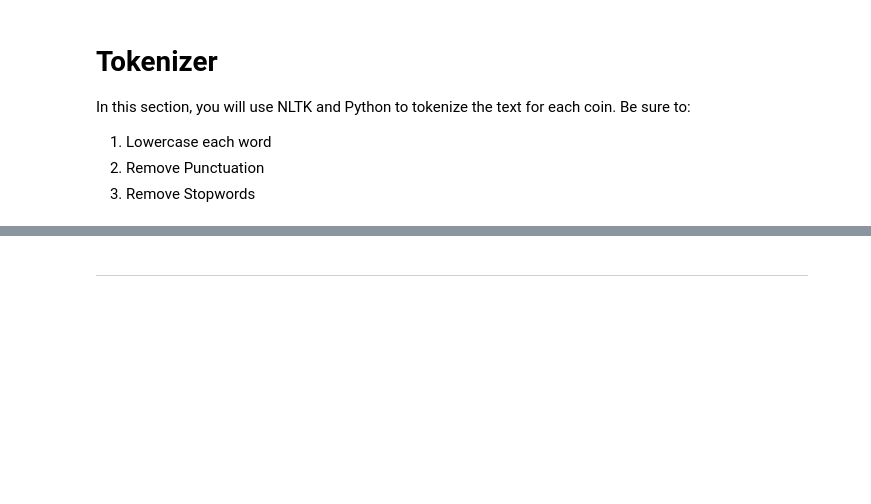
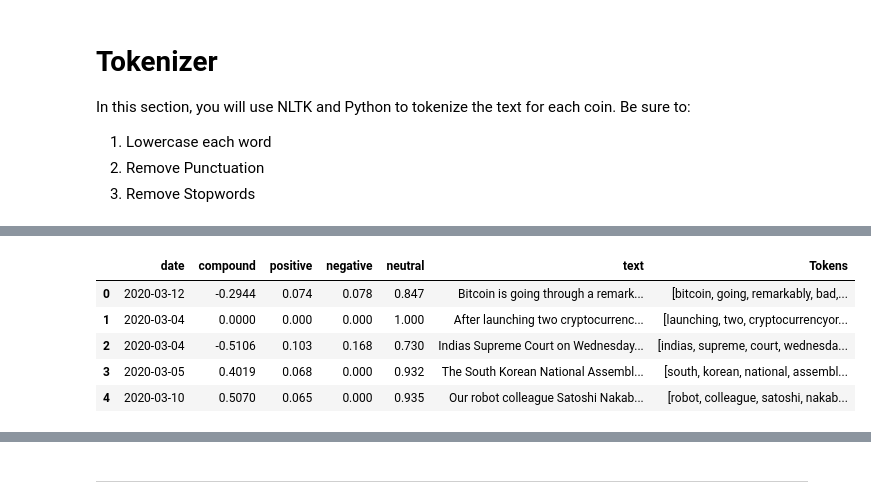
Before and after one commit to kitas91/11-NLP, a Jupyter notebook: crypto_sentiment.ipynb, the cells around one changed output, grey strips where cells are left out. Drawn from its saved outputs; the diff is of its cells as text; code cells hidden in the pictures; blank space fills up the shorter version.

```diff
--- a/crypto_sentiment.ipynb
+++ b/crypto_sentiment.ipynb
@@ -283,0 +206,38 @@ def tokenizer(text):
+# %%
+def tokenizer(text):
+    """Tokenizes text."""
+    # Remove the stop words
+    sw = set(stopwords.words('english'))
+    # Remove the punctuation
+    regex = re.compile("[^a-zA-Z ]")
+    re_clean = regex.sub('', text)
+     # Convert the words to lowercase
+    tokens = [word.lower() for word in lem if word.lower() not in sw]
+    # Tokenize clean version of words
+    lemmatizer = WordNetLemmatizer()
+    words = word_tokenize(re_clean)
+    # Lemmatize Words into root words
+    lem = [lemmatizer.lemmatize(word) for word in words]
+
+
+    return tokens
+# %%
+# Create a new tokens column for bitcoin
+bitcoin_tokens = bitcoin_df.copy()
+tokenized = []
+for i in bitcoin_tokens['text']:
+    tokenized_articles = tokenizer(i)
+    tokenized.append({'tokens':tokenized_articles})
+
+bitcoin_tokens_df= pd.DataFrame(tokenized)
+bitcoin_tokens['Tokens'] = bitcoin_tokens_df
+
+
+bitcoin_tokens.head()
+# %% [output]
+|  | date | compound | positive | negative | neutral | text | Tokens |
+| 0 | 2020-03-12 | -0.2944 | 0.074 | 0.078 | 0.847 | Bitcoin is going through a remark... | [bitcoin, going, remarkably, bad,... |
+| 1 | 2020-03-04 | 0.0000 | 0.000 | 0.000 | 1.000 | After launching two cryptocurrenc... | [launching, two, cryptocurrencyor... |
+| 2 | 2020-03-04 | -0.5106 | 0.103 | 0.168 | 0.730 | Indias Supreme Court on Wednesday... | [indias, supreme, court, wednesda... |
+| 3 | 2020-03-05 | 0.4019 | 0.068 | 0.000 | 0.932 | The South Korean National Assembl... | [south, korean, national, assembl... |
+| 4 | 2020-03-10 | 0.5070 | 0.065 | 0.000 | 0.935 | Our robot colleague Satoshi Nakab... | [robot, colleague, satoshi, nakab... |
```
Also changed, not shown: parts of 37 cells of this notebook.
